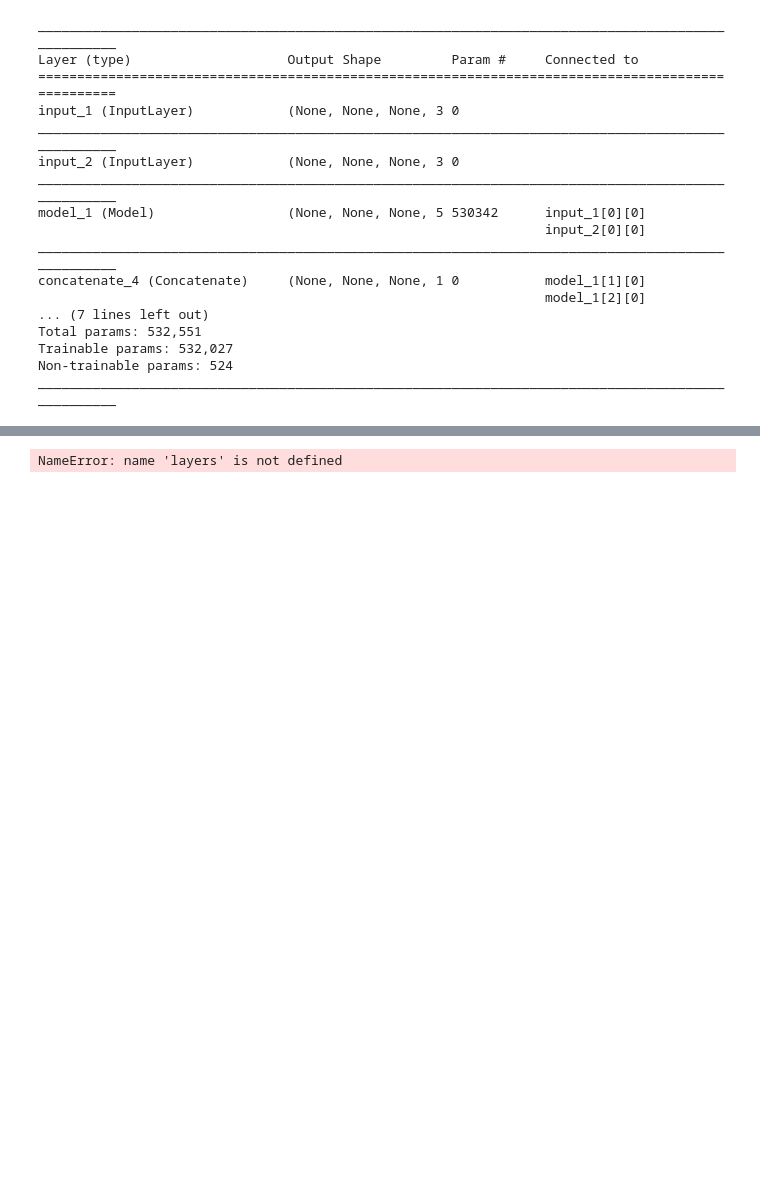
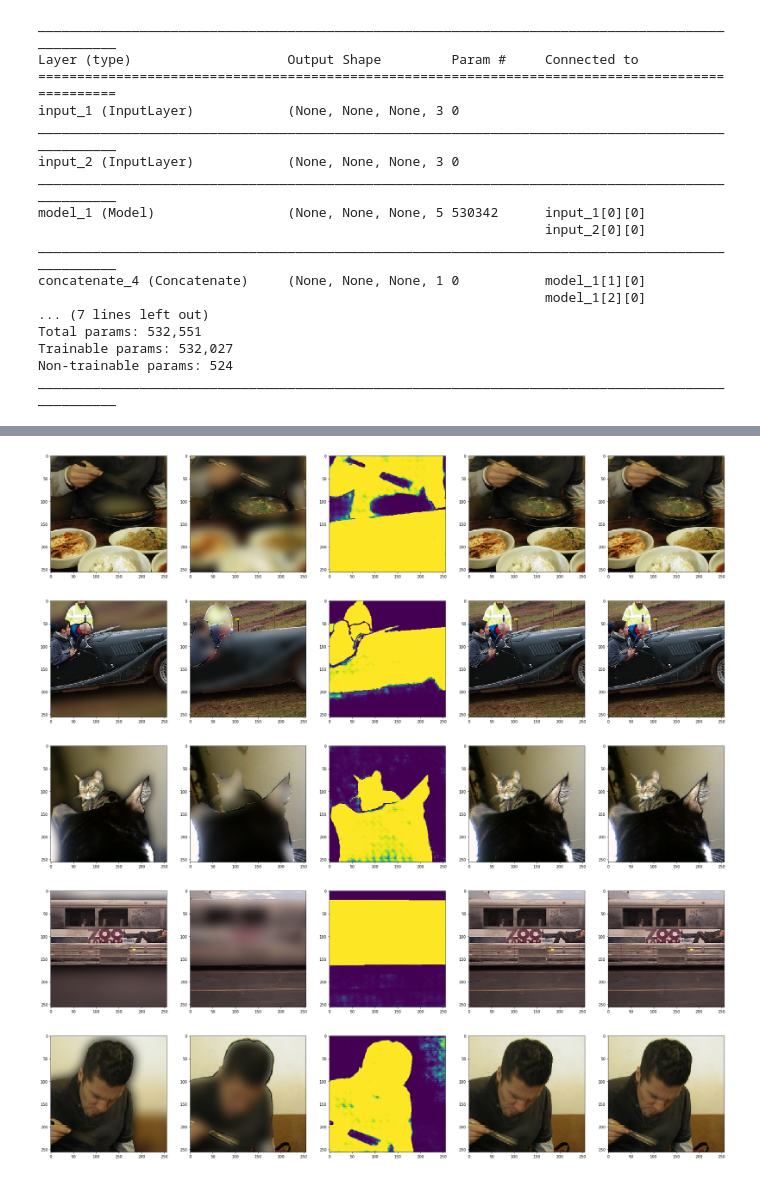
Before and after one commit to cianhwang/FusionNet, a Jupyter notebook: multifocus_net.ipynb, the cells around one changed output, grey strips where cells are left out. Saved outputs shown, nothing was run; the diff lists cells and outputs as text; code cells hidden in the pictures; blank space fills up the shorter version.

```diff
--- a/multifocus_net.ipynb
+++ b/multifocus_net.ipynb
@@ -263,23 +272,35 @@ generator.save('models/g.h5')
+# %%
+prediction, temp= generator.predict([x_test1[:25, :, :, :]/127.5-1, x_test2[:25, :, :, :]/127.5-1])#, y_test[:25, :, :, :]/127.5-1)
+get_layer_output = K.function([generator.layers[0].input, generator.layers[1].input],
+                                  [generator.layers[-2].get_output_at(-1)])
+
+layer_output = np.array(get_layer_output([x_test1[:25, :, :, :]/127.5-1, x_test2[:25, :, :, :]/127.5-1])[0])
 # %%
 # prediction= generator.predict([x_test1[:25, :, :, :]/127.5-1, x_test2[:25, :, :, :]/127.5-1])#, y_test[:25, :, :, :]/127.5-1)
-# for imgIdx in range(5):
-#     fig=plt.figure(figsize=(32, 32))
-#     columns = 4
-#     rows = 1
-#     fig.add_subplot(rows, columns, 1)
-#     plt.imshow(x_test1[imgIdx, :, :, ::-1])
-#     fig.add_subplot(rows, columns, 2)
-#     plt.imshow(x_test2[imgIdx, :, :, ::-1])
-#     fig.add_subplot(rows, columns, 3)
-#     plt.imshow((prediction[imgIdx, :, :, ::-1]+1)/2)
-#     fig.add_subplot(rows, columns, 4)
-#     plt.imshow(y_test[imgIdx, :, :, ::-1])
-#     plt.show()
+for imgIdx in range(5):
+    fig=plt.figure(figsize=(32, 32))
+    columns = 5
+    rows = 1
+    fig.add_subplot(rows, columns, 1)
+    plt.imshow(x_test1[imgIdx, :, :, ::-1])
+    fig.add_subplot(rows, columns, 2)
+    plt.imshow(x_test2[imgIdx, :, :, ::-1])
+    fig.add_subplot(rows, columns, 3)
+    plt.imshow((layer_output[imgIdx, :, :, 0]+1)/2)
+    fig.add_subplot(rows, columns, 4)
+    plt.imshow((prediction[imgIdx, :, :, ::-1]+1)/2)
+    fig.add_subplot(rows, columns, 5)
+    plt.imshow(y_test[imgIdx, :, :, ::-1])
+    plt.show()
+# %% [output]
+[figure, added]
+[figure, added]
+[figure, added]
+[figure, added]
+[figure, added]
 # %%
-from keras.models import load_model
-generator = load_model('models/g.h5')
+# from keras.models import load_model
+# generator = load_model('models/g.h5')
-# %% [output]
-NameError: name 'layers' is not defined
 # %%
 # def load_images_from_folder(folder):
 #     images = []
```
Also changed, not shown: parts of 6 cells of this notebook.
